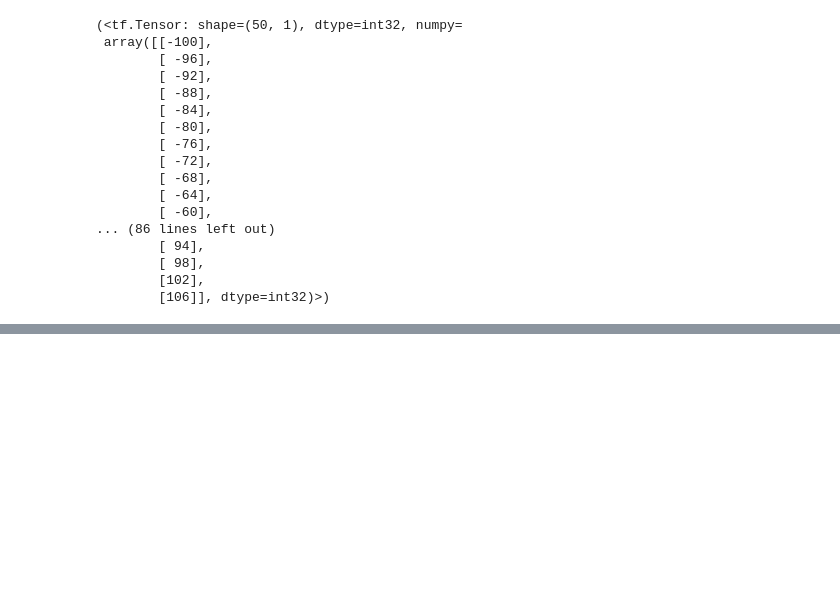
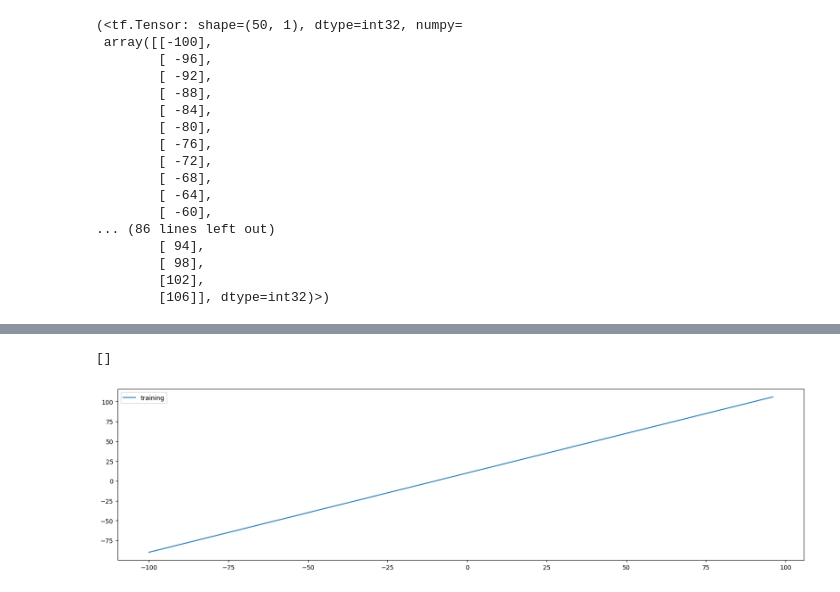
Before and after one commit to rexxar280903/DeepLearning, a Jupyter notebook: 01_Neural_Network_Regression_with_tensorflow.ipynb, the cells around one changed output, grey strips where cells are left out. Drawn from its saved outputs; the diff is of its cells as text; code cells hidden in the pictures; blank space fills up the shorter version.

```diff
--- a/01_Neural_Network_Regression_with_tensorflow.ipynb
+++ b/01_Neural_Network_Regression_with_tensorflow.ipynb
@@ -348,0 +390,9 @@ x,y
+# %%
+#visualisasi data
+fig,ax = plt.subplots(figsize=(20,5))
+ax.plot(x,y, label='training')
+ax.legend()
+ax.set()
+# %% [output]
+[]
+[figure, added]
```
Also changed, not shown: parts of 114 cells of this notebook, 1 other file.
